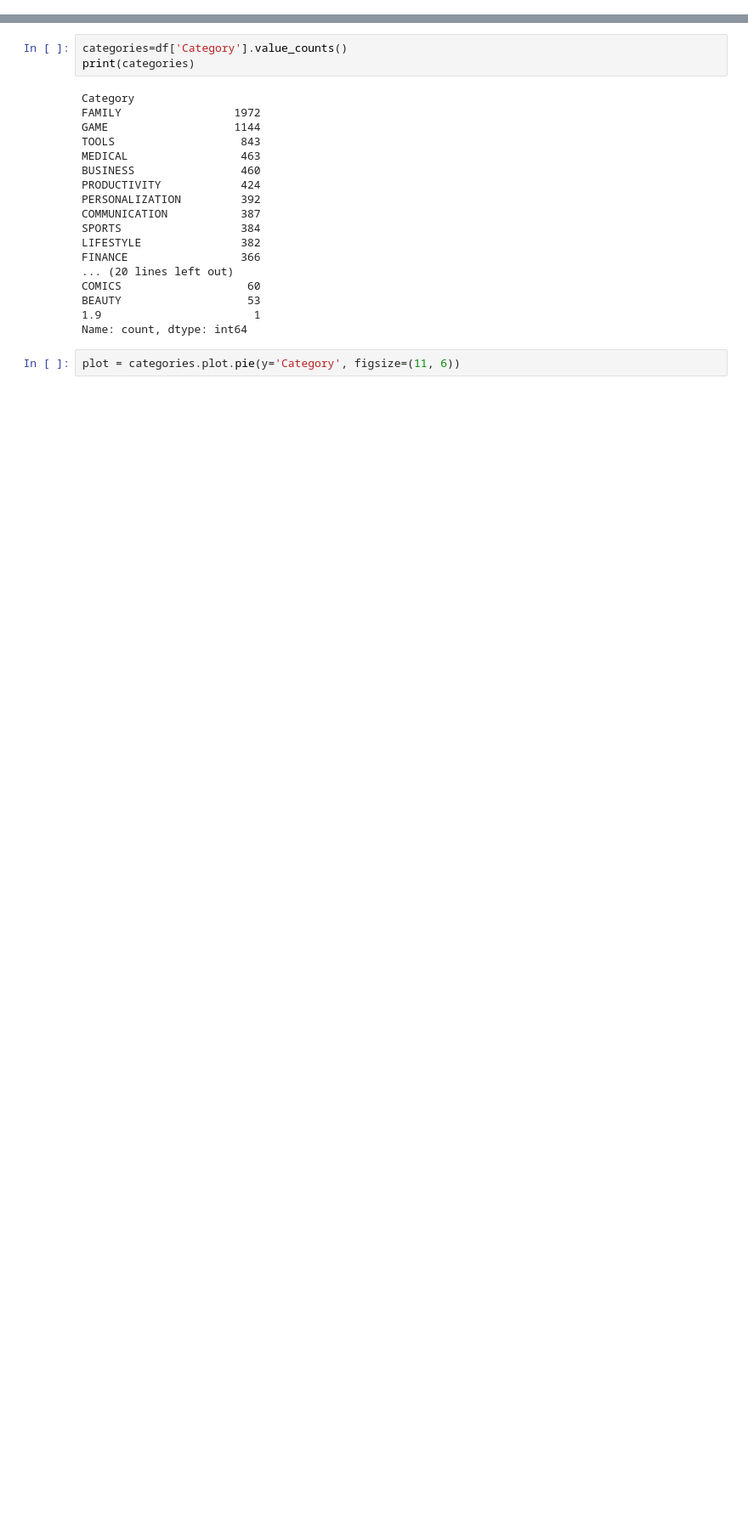
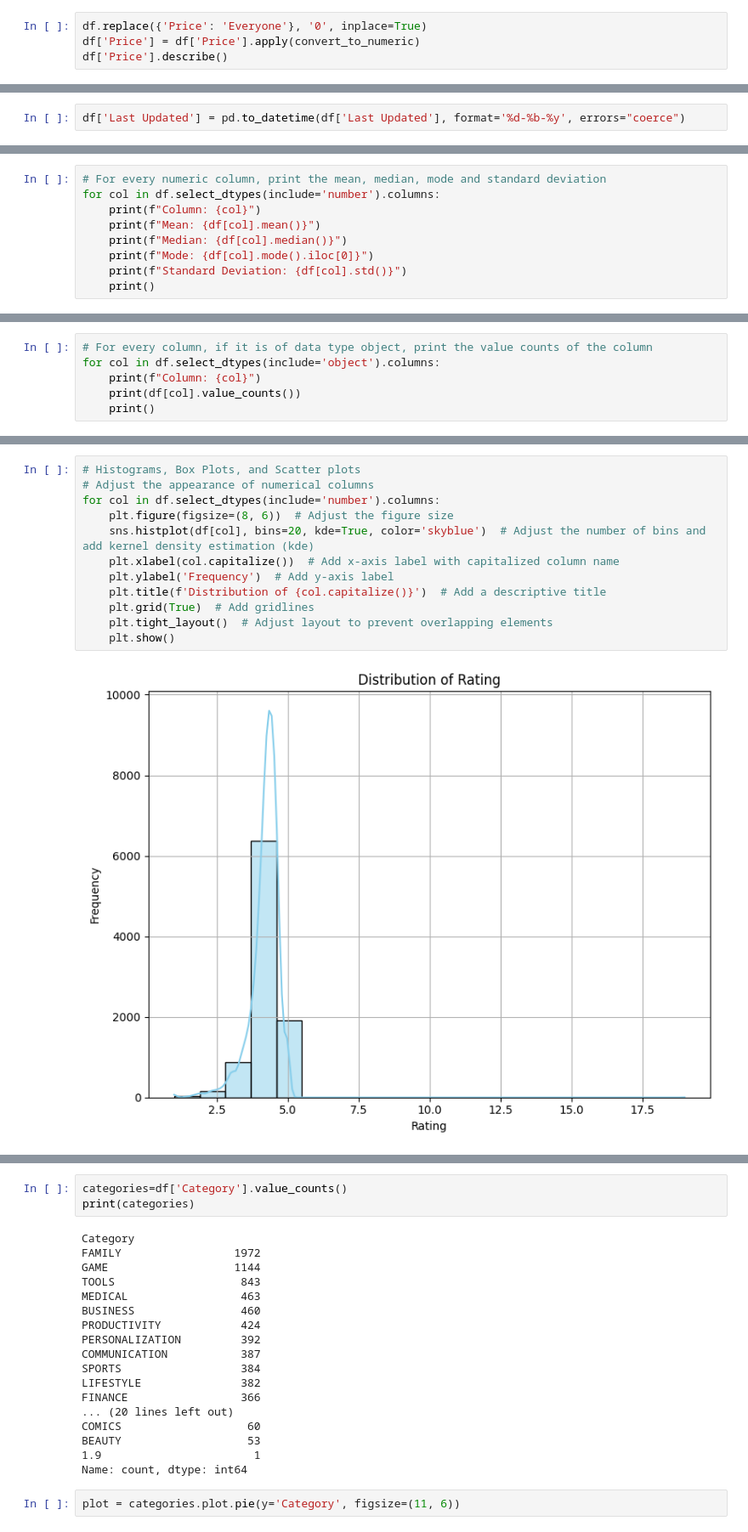
Before and after one commit to jjosorioc/Project-ADES-MESW0009, a Jupyter notebook: dataset_analysis.ipynb, the cells around one changed output, grey strips where cells are left out. Shown: that part at 85% size. Drawn from its saved outputs; the diff is of its cells as text; blank space fills up the shorter version.

Commit message:
Progress in the data preprocessing and analysis

```diff
--- a/dataset_analysis.ipynb
+++ b/dataset_analysis.ipynb
@@ -40,0 +156,4 @@ STUDY BY COLUMN
+# %%
+df.replace({'Price': 'Everyone'}, '0', inplace=True)
+df['Price'] = df['Price'].apply(convert_to_numeric)
+df['Price'].describe()
@@ -40,0 +172,2 @@ STUDY BY COLUMN
+# %%
+df['Last Updated'] = pd.to_datetime(df['Last Updated'], format='%d-%b-%y', errors="coerce")
@@ -40,0 +222,9 @@ STUDY BY COLUMN
+# %%
+# For every numeric column, print the mean, median, mode and standard deviation
+for col in df.select_dtypes(include='number').columns:
+    print(f"Column: {col}")
+    print(f"Mean: {df[col].mean()}")
+    print(f"Median: {df[col].median()}")
+    print(f"Mode: {df[col].mode().iloc[0]}")
+    print(f"Standard Deviation: {df[col].std()}")
+    print()
@@ -40,0 +249,6 @@ STUDY BY COLUMN
+# %%
+# For every column, if it is of data type object, print the value counts of the column
+for col in df.select_dtypes(include='object').columns:
+    print(f"Column: {col}")
+    print(df[col].value_counts())
+    print()
@@ -40,0 +275,14 @@ STUDY BY COLUMN
+# %%
+# Histograms, Box Plots, and Scatter plots
+# Adjust the appearance of numerical columns
+for col in df.select_dtypes(include='number').columns:
+    plt.figure(figsize=(8, 6))  # Adjust the figure size
+    sns.histplot(df[col], bins=20, kde=True, color='skyblue')  # Adjust the number of bins and add kernel density estimation (kde)
+    plt.xlabel(col.capitalize())  # Add x-axis label with capitalized column name
+    plt.ylabel('Frequency')  # Add y-axis label
+    plt.title(f'Distribution of {col.capitalize()}')  # Add a descriptive title
+    plt.grid(True)  # Add gridlines
+    plt.tight_layout()  # Adjust layout to prevent overlapping elements
+    plt.show()
+# %% [output]
+[figure, added]
```
Also changed, not shown: parts of 38 cells of this notebook.
